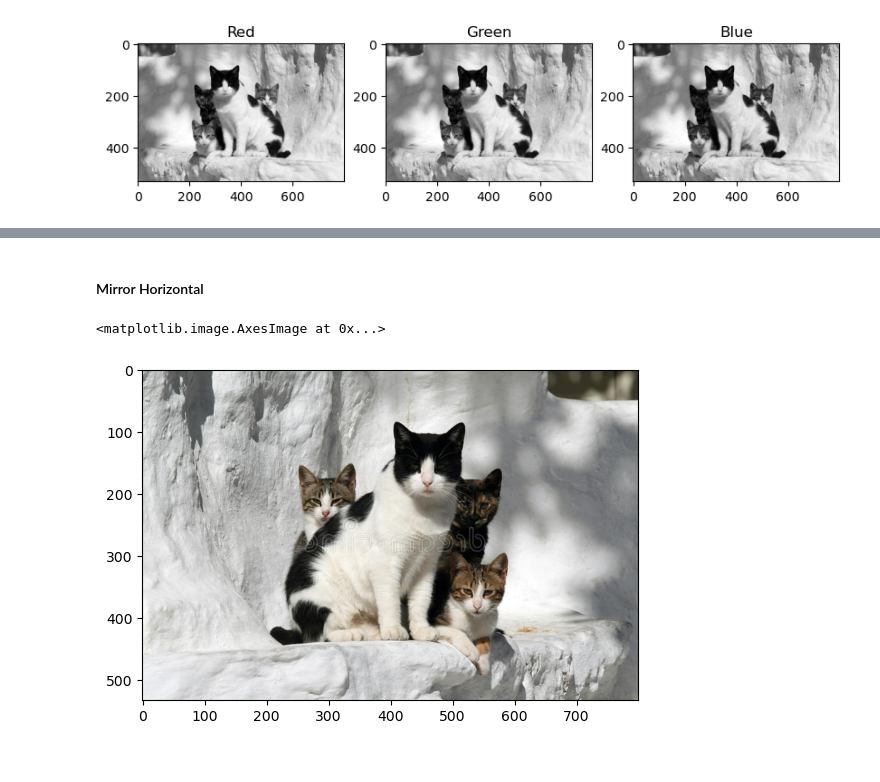
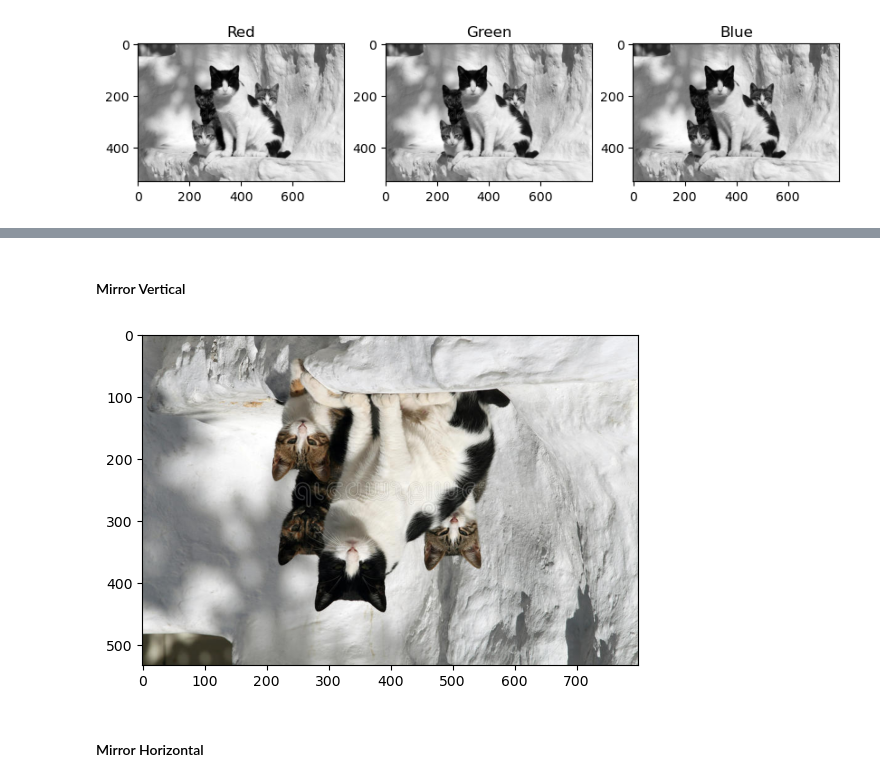
Before and after one commit to parasraorane/Image-Manipulation-using-Python-without-external-libraries, a Jupyter notebook: main.ipynb, the cells around one changed output, grey strips where cells are left out. Drawn from its saved outputs; the diff is of its cells as text; code cells hidden in the pictures.

```diff
--- a/main.ipynb
+++ b/main.ipynb
@@ -52,12 +127,12 @@ plt.show()
+# %% [markdown]
+#### Mirror Vertical
+# %%
+def mirror_v(img):
+    return [img[-i-1] for i in range(len(img))]
+
+plt.imshow(mirror_v(img))
+plt.show()
+# %% [output]
+[figure, added]
 # %% [markdown]
 #### Mirror Horizontal
-# %%
-def mirror_h(img):
-    mir_img=img.T.copy()
-    for i,j in enumerate(img.T):
-        mir_img[i]=[j[j.shape[0]-x-1] for x in range(j.shape[0])]
-    return mir_img.T
-plt.imshow(mirror_h(img))
-# %% [output]
-<matplotlib.image.AxesImage at 0x...>
-[figure, removed]
```
Also changed, not shown: parts of 10 cells of this notebook.
